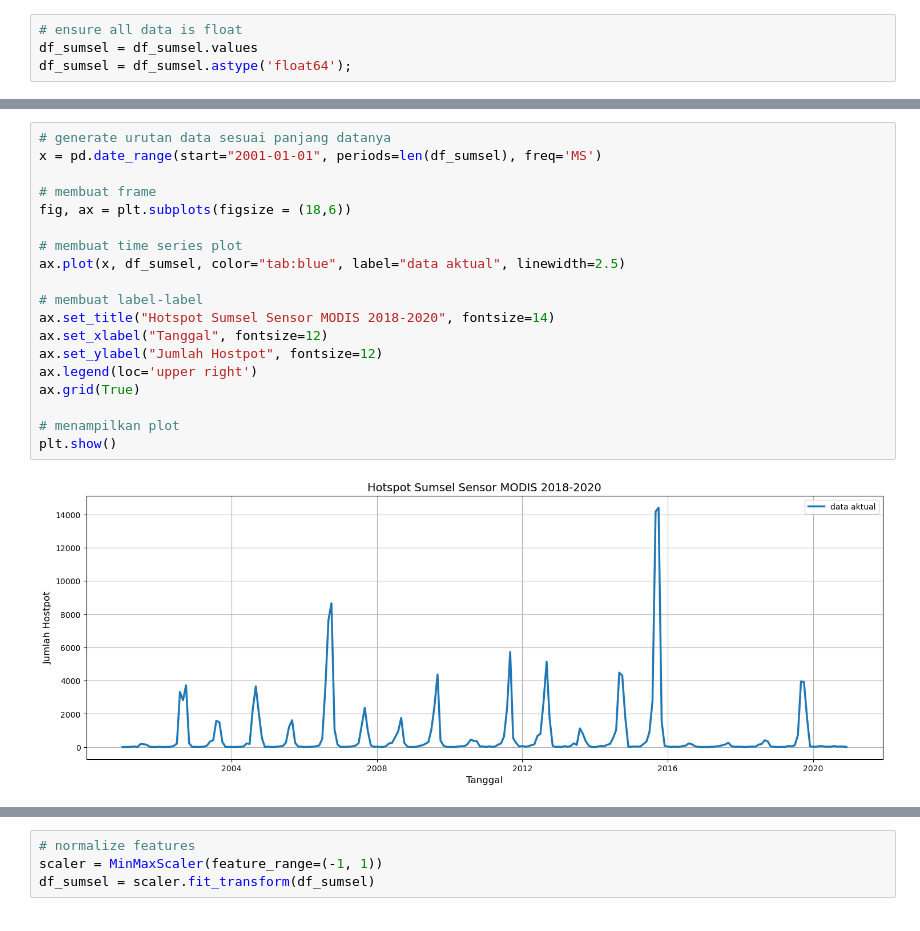
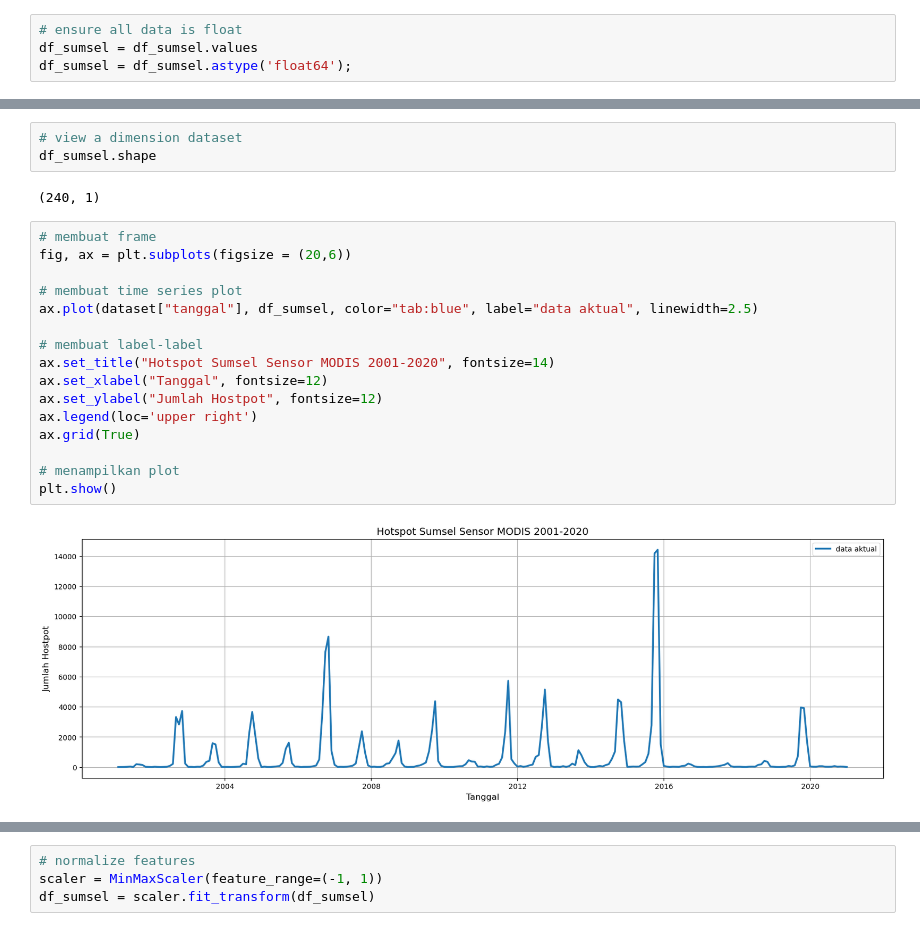
Before and after one commit to kusin/tensorflow-hotspot-v1, a Jupyter notebook: lstm-rnn-percobaan1.ipynb, the cells around one changed output, grey strips where cells are left out. Saved outputs shown, nothing was run; the diff lists cells and outputs as text.

```diff
--- a/lstm-rnn-percobaan1.ipynb
+++ b/lstm-rnn-percobaan1.ipynb
@@ -132,21 +162,23 @@ df_sumsel = df_sumsel.astype('float64');
+# %%
+# view a dimension dataset
+df_sumsel.shape
+# %% [output]
+(240, 1)
 # %%
-# generate urutan data sesuai panjang datanya
-x = pd.date_range(start="2001-01-01", periods=len(df_sumsel), freq='MS')
-
 # membuat frame
-fig, ax = plt.subplots(figsize = (18,6))
+fig, ax = plt.subplots(figsize = (20,6))
 
 # membuat time series plot
-ax.plot(x, df_sumsel, color="tab:blue", label="data aktual", linewidth=2.5)
+ax.plot(dataset["tanggal"], df_sumsel, color="tab:blue", label="data aktual", linewidth=2.5)
 
 # membuat label-label
-ax.set_title("Hotspot Sumsel Sensor MODIS 2018-2020", fontsize=14)
+ax.set_title("Hotspot Sumsel Sensor MODIS 2001-2020", fontsize=14)
 ax.set_xlabel("Tanggal", fontsize=12)
 ax.set_ylabel("Jumlah Hostpot", fontsize=12)
 ax.legend(loc='upper right')
 ax.grid(True)
 
 # menampilkan plot
 plt.show()
 # %% [output]
-[figure, old version]
+[figure, new version]
```
Also changed, not shown: parts of 50 cells of this notebook.
